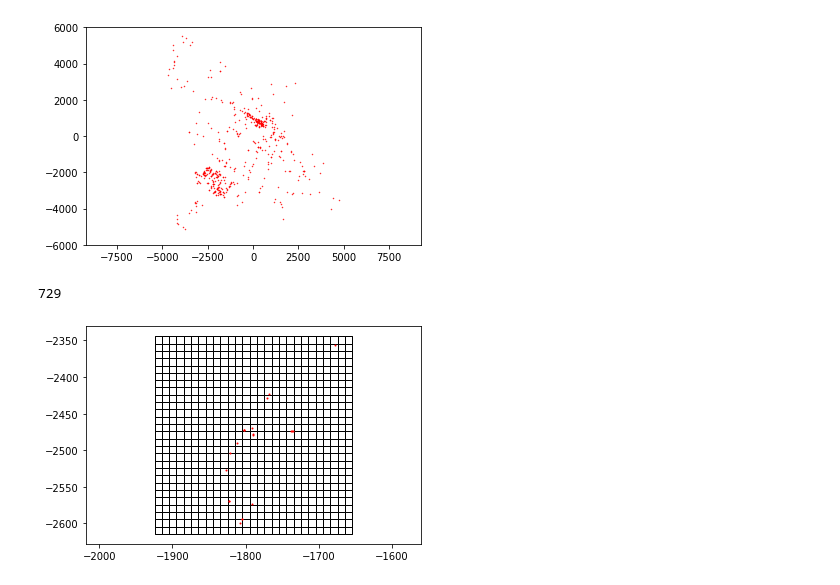
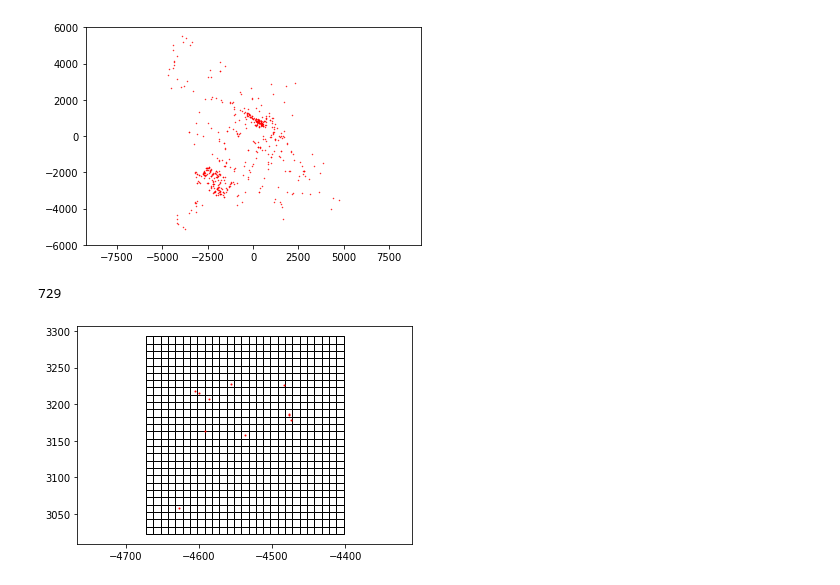
Before and after one commit to amomorning/osm4arch, a Jupyter notebook: python/prato_function_learning.ipynb, the cells around one changed output. Saved outputs shown, nothing was run; the diff lists cells and outputs as text; code cells hidden in the pictures.

```diff
--- a/python/prato_function_learning.ipynb
+++ b/python/prato_function_learning.ipynb
@@ -131,7 +131,7 @@ for row in rows:
     x, y = latLngToXY(row[1], row[2])
     if('null' in row[7]):
         continue
-    p.append(Gpoi(row[0], x, y, row[7]))
+    p.append(Gpoi(row[0].strip(), x, y, row[7].strip()))
 
 p = sorted(p)
 # %%
@@ -170,12 +152,15 @@ def rangeAABB(lst, pt, rang):
 # %%
 import copy
 import bisect
+import uuid
+from PIL import Image, ImageDraw
 
 step = 10
 num = 9
-rang = step*num*3/2
+y_size = step*num   #90
+x_size = y_size*3   #270
 
-def rangeAABB(pt):
+def rangeAABB(pt, rang):
     t = copy.deepcopy(pt)
 
     ox, oy = t.x, t.y
@@ -191,37 +176,59 @@ def rangeAABB(pt):
         if (q.y < oy+rang and q.y > oy-rang):
             ppartP.append(q)
 
-    return ppartP
+    return ppartP, ox-rang, oy-rang
+
+
+
+def drawAABB(ppartP, lbx, lby, size, path):
+    global cntImgs
+    global mapCSV
+    f = Image.new('RGB', (size, size), (0, 0, 0))
+    draw = ImageDraw.Draw(f)
+    for pt in ppartP:
+        xx = (pt.x - lbx)//step * step
+        yy = size - ((pt.y - lby)//step * step) - 1
+        draw.rectangle((xx, yy, xx + step, yy + step), fill=colorDict[pt.type])
+
+    arr = np.asarray(f)
+
+
+    fname = uuid.uuid1()
+    f.save('./data/{}/{}.jpg'.format(path, fname))
+    mapCSV.append([cntImgs, fname])
+    return arr
 # %%
 %matplotlib inline
 import numpy as np
 import matplotlib.pyplot as plt
 from matplotlib.patches import Rectangle
 from matplotlib.collections import PatchCollection
 
+
+ppartP, lbx, lby = rangeAABB(p[123])
+
 rt = []
-lbx, lby = ox-rang, oy-rang
 
 for i in range(27):
     for j in range(27):
         rt.append(Rectangle((lbx+i*step, lby+j*step),10,10))
 
 pc = PatchCollection(rt,facecolors='w', alpha=1,
                          edgecolor='k')
 
 print(len(rt))
 
 
 fig, ax = plt.subplots(1)
 ax.add_collection(pc)
 
-ppartP = rangeAABB(p[2213])
+
 x = np.array([q.x for q in ppartP])
 y = np.array([q.y for q in ppartP])
 ax.scatter(x, y, s=1, c='r')
 ax.axis("equal")
 
 plt.show()
 # %% [output]
 729
-[figure, old version]
+[figure, new version]
```
Also changed, not shown: parts of 15 cells of this notebook, 3 other files.
